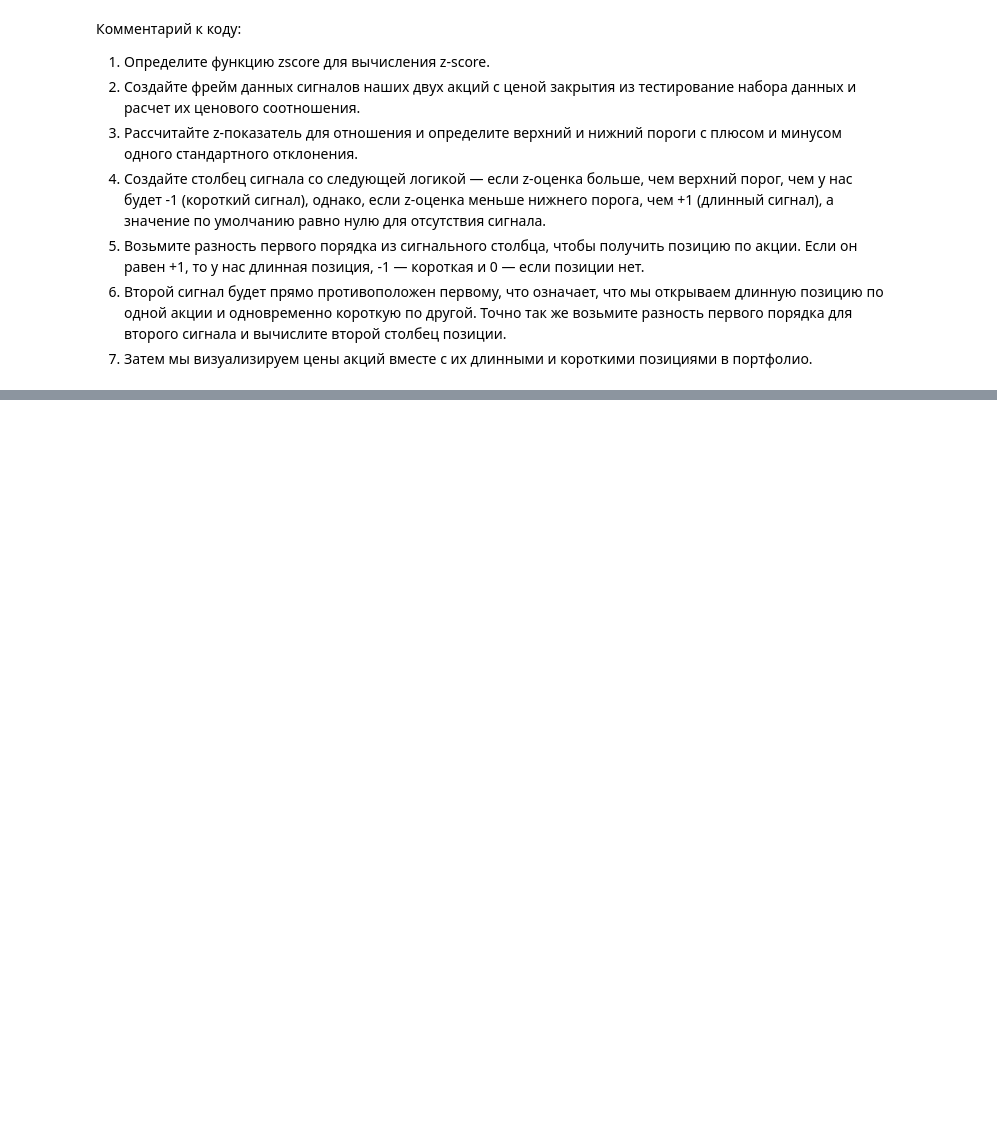
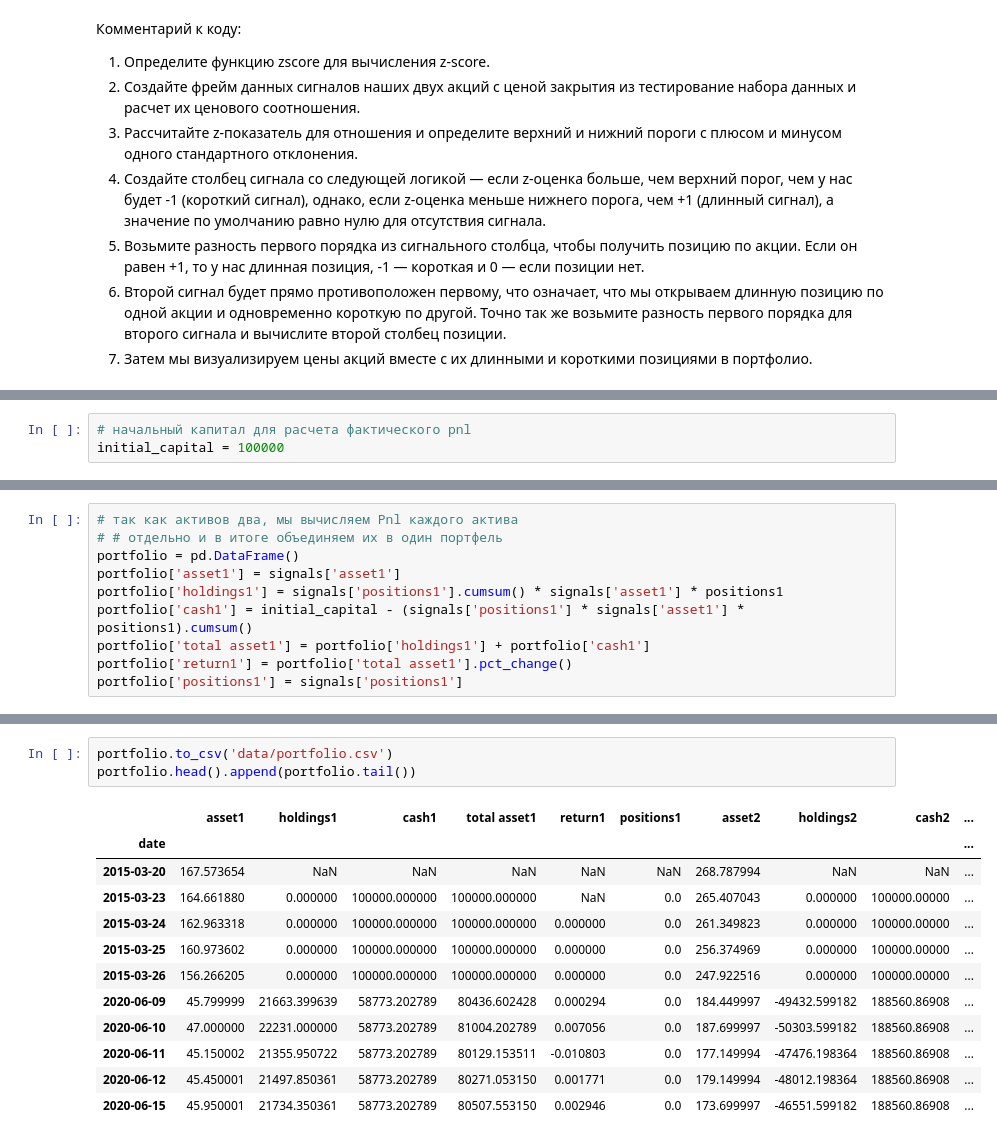
Before and after one commit to Romuldavid/Pair_Traiding, a Jupyter notebook: 2_pt.ipynb, the cells around one changed output, grey strips where cells are left out. Saved outputs shown, nothing was run; the diff lists cells and outputs as text; blank space fills up the shorter version.

```diff
--- a/2_pt.ipynb
+++ b/2_pt.ipynb
@@ -439,0 +455,3 @@ plt.savefig('images/chart7', dpi=300);
+# %%
+# начальный капитал для расчета фактического pnl
+initial_capital = 100000
@@ -439,0 +462,10 @@ plt.savefig('images/chart7', dpi=300);
+# %%
+# так как активов два, мы вычисляем Pnl каждого актива
+# # отдельно и в итоге объединяем их в один портфель
+portfolio = pd.DataFrame()
+portfolio['asset1'] = signals['asset1']
+portfolio['holdings1'] = signals['positions1'].cumsum() * signals['asset1'] * positions1
+portfolio['cash1'] = initial_capital - (signals['positions1'] * signals['asset1'] * positions1).cumsum()
+portfolio['total asset1'] = portfolio['holdings1'] + portfolio['cash1']
+portfolio['return1'] = portfolio['total asset1'].pct_change()
+portfolio['positions1'] = signals['positions1']
@@ -439,0 +515,16 @@ plt.savefig('images/chart7', dpi=300);
+# %%
+portfolio.to_csv('data/portfolio.csv')
+portfolio.head().append(portfolio.tail())
+# %% [output]
+|  | asset1 | holdings1 | cash1 | total asset1 | return1 | positions1 | asset2 | holdings2 | cash2 | ... |
+| date |  |  |  |  |  |  |  |  |  | ... |
+| 2015-03-20 | 167.573654 | NaN | NaN | NaN | NaN | NaN | 268.787994 | NaN | NaN | ... |
+| 2015-03-23 | 164.661880 | 0.000000 | 100000.000000 | 100000.000000 | NaN | 0.0 | 265.407043 | 0.000000 | 100000.00000 | ... |
+| 2015-03-24 | 162.963318 | 0.000000 | 100000.000000 | 100000.000000 | 0.000000 | 0.0 | 261.349823 | 0.000000 | 100000.00000 | ... |
+| 2015-03-25 | 160.973602 | 0.000000 | 100000.000000 | 100000.000000 | 0.000000 | 0.0 | 256.374969 | 0.000000 | 100000.00000 | ... |
+| 2015-03-26 | 156.266205 | 0.000000 | 100000.000000 | 100000.000000 | 0.000000 | 0.0 | 247.922516 | 0.000000 | 100000.00000 | ... |
+| 2020-06-09 | 45.799999 | 21663.399639 | 58773.202789 | 80436.602428 | 0.000294 | 0.0 | 184.449997 | -49432.599182 | 188560.86908 | ... |
+| 2020-06-10 | 47.000000 | 22231.000000 | 58773.202789 | 81004.202789 | 0.007056 | 0.0 | 187.699997 | -50303.599182 | 188560.86908 | ... |
+| 2020-06-11 | 45.150002 | 21355.950722 | 58773.202789 | 80129.153511 | -0.010803 | 0.0 | 177.149994 | -47476.198364 | 188560.86908 | ... |
+| 2020-06-12 | 45.450001 | 21497.850361 | 58773.202789 | 80271.053150 | 0.001771 | 0.0 | 179.149994 | -48012.198364 | 188560.86908 | ... |
+| 2020-06-15 | 45.950001 | 21734.350361 | 58773.202789 | 80507.553150 | 0.002946 | 0.0 | 173.699997 | -46551.599182 | 188560.86908 | ... |
```
Also changed, not shown: parts of 14 cells of this notebook.
